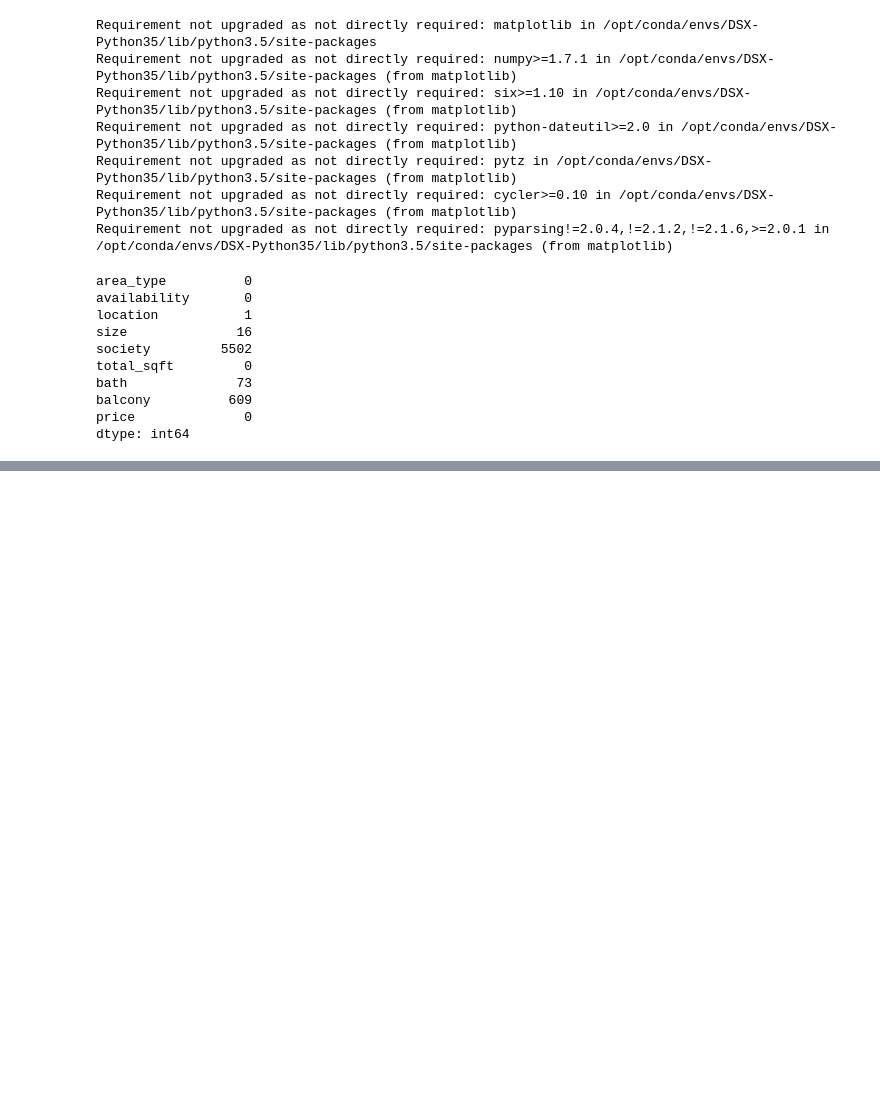
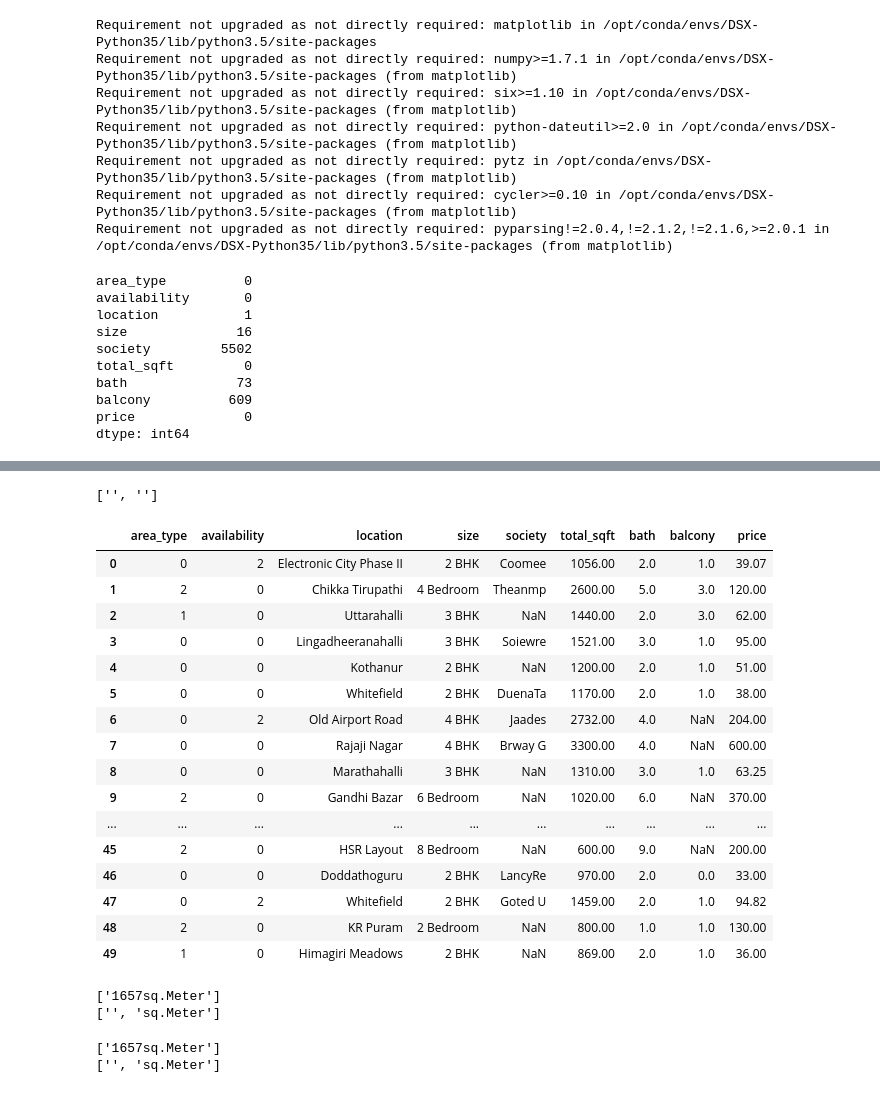
Before and after one commit to Vinitpad/Data-Science, a Jupyter notebook: Data Cleaning.ipynb, the cells around one changed output, grey strips where cells are left out. Saved outputs shown, nothing was run; the diff lists cells and outputs as text; code cells hidden in the pictures; blank space fills up the shorter version.

```diff
--- a/Data Cleaning.ipynb
+++ b/Data Cleaning.ipynb
@@ -589,0 +593,60 @@ df.head(50)
+# %%
+text="10Hello world10"
+x=re.split("\d*.*\d",text)
+print(x)
+# %% [output]
+['', '']
+# %%
+def area_conversion(data):
+    try:
+        return float(data)
+    except:
+        thislist =['sq. meter','sq. yards','perch','acres','cents','guntha','grounds']
+        conversion=[10.7639, 9.0, 272.25, 43560, 435.61545, 1089.0, 2400.0]
+        x=re.split("(\d*.*\d)",data)
+        try:
+            number=float(x[1])
+        except:
+            return None
+        area_type=x[2].lower()
+        index_area = thislist.index(area_type)
+        return number*conversion[index_area]
+
+df['total_sqft']=df.total_sqft.apply(area_conversion)
+df.head(50)
+# %% [output]
+|  | area_type | availability | location | size | society | total_sqft | bath | balcony | price |
+| 0 | 0 | 2 | Electronic City Phase II | 2 BHK | Coomee | 1056.00 | 2.0 | 1.0 | 39.07 |
+| 1 | 2 | 0 | Chikka Tirupathi | 4 Bedroom | Theanmp | 2600.00 | 5.0 | 3.0 | 120.00 |
+| 2 | 1 | 0 | Uttarahalli | 3 BHK | NaN | 1440.00 | 2.0 | 3.0 | 62.00 |
+| 3 | 0 | 0 | Lingadheeranahalli | 3 BHK | Soiewre | 1521.00 | 3.0 | 1.0 | 95.00 |
+| 4 | 0 | 0 | Kothanur | 2 BHK | NaN | 1200.00 | 2.0 | 1.0 | 51.00 |
+| 5 | 0 | 0 | Whitefield | 2 BHK | DuenaTa | 1170.00 | 2.0 | 1.0 | 38.00 |
+| 6 | 0 | 2 | Old Airport Road | 4 BHK | Jaades | 2732.00 | 4.0 | NaN | 204.00 |
+| 7 | 0 | 0 | Rajaji Nagar | 4 BHK | Brway G | 3300.00 | 4.0 | NaN | 600.00 |
+| 8 | 0 | 0 | Marathahalli | 3 BHK | NaN | 1310.00 | 3.0 | 1.0 | 63.25 |
+| 9 | 2 | 0 | Gandhi Bazar | 6 Bedroom | NaN | 1020.00 | 6.0 | NaN | 370.00 |
+| ... | ... | ... | ... | ... | ... | ... | ... | ... | ... |
+| 45 | 2 | 0 | HSR Layout | 8 Bedroom | NaN | 600.00 | 9.0 | NaN | 200.00 |
+| 46 | 0 | 0 | Doddathoguru | 2 BHK | LancyRe | 970.00 | 2.0 | 0.0 | 33.00 |
+| 47 | 0 | 2 | Whitefield | 2 BHK | Goted U | 1459.00 | 2.0 | 1.0 | 94.82 |
+| 48 | 2 | 0 | KR Puram | 2 Bedroom | NaN | 800.00 | 1.0 | 1.0 | 130.00 |
+| 49 | 1 | 0 | Himagiri Meadows | 2 BHK | NaN | 869.00 | 2.0 | 1.0 | 36.00 |
+# %%
+text="1657sq.Meter"
+y=text.split("@")
+print(y)
+x=re.split("\d*.*\d",text)
+print(x)
+# %% [output]
+['1657sq.Meter']
+['', 'sq.Meter']
+# %%
+text="1657sq.Meter"
+y=text.split("@")
+print(y)
+x=re.split("\d*.*\d",text)
+print(x)
+# %% [output]
+['1657sq.Meter']
+['', 'sq.Meter']
```
Also changed, not shown: parts of 21 cells of this notebook.
